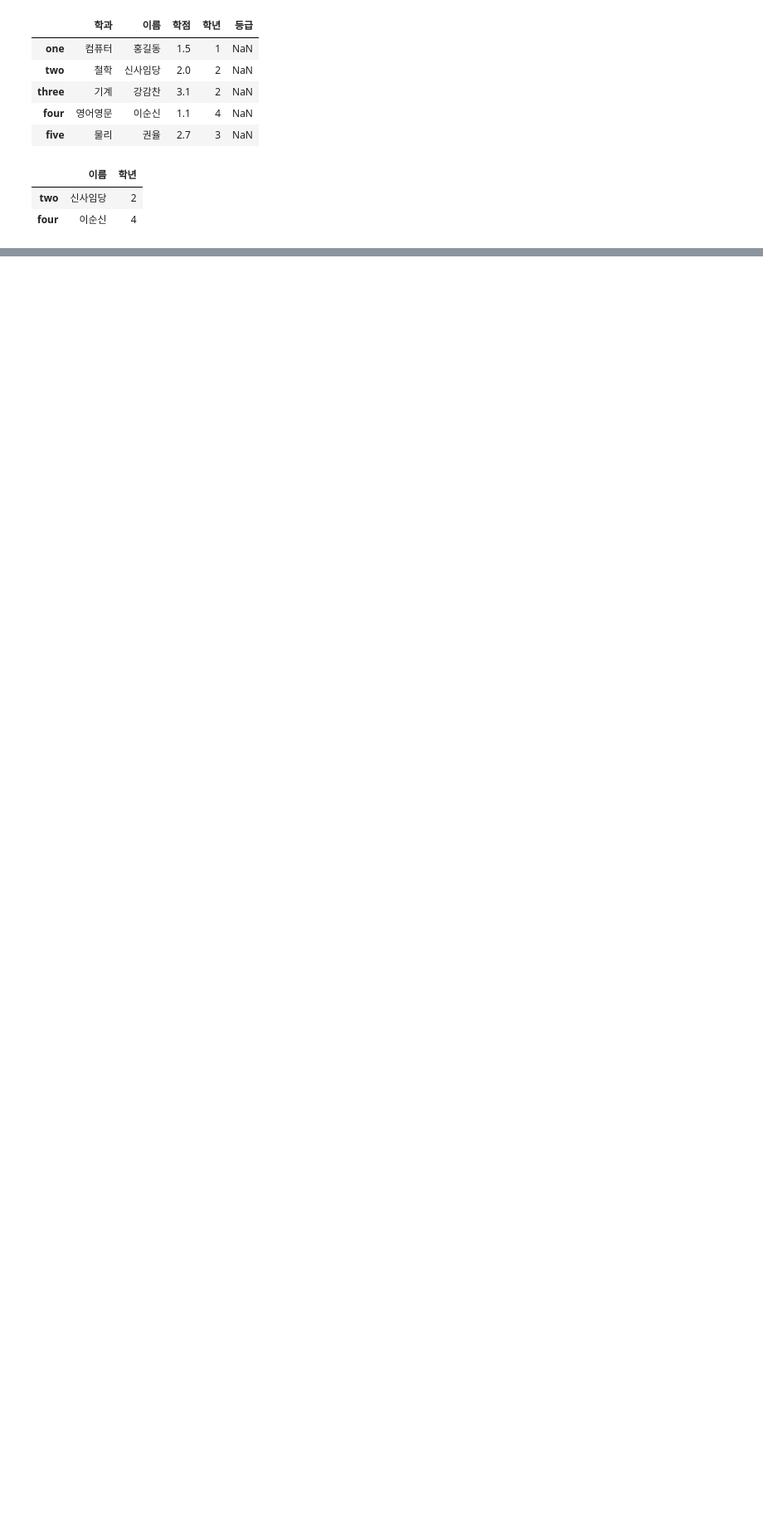
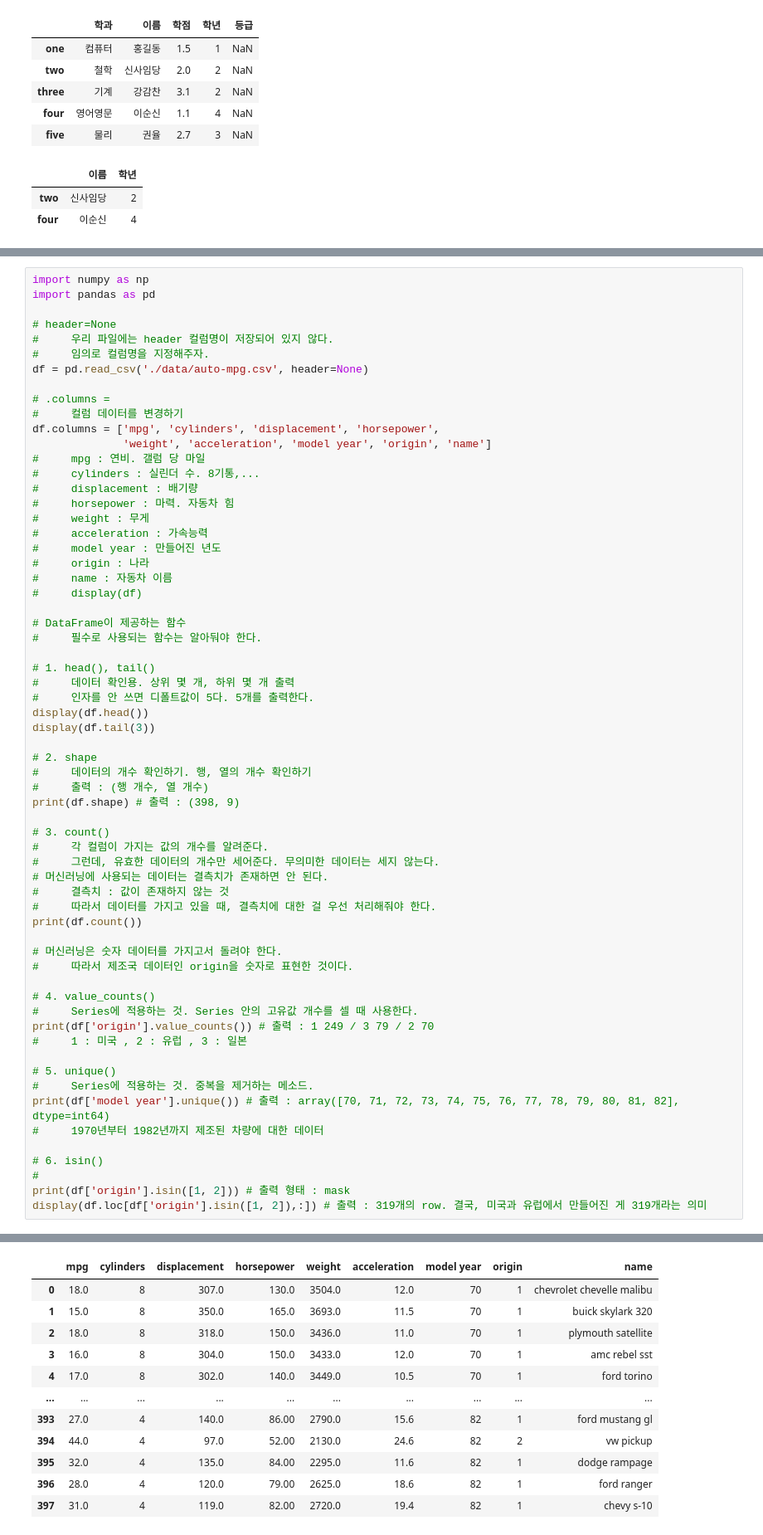
Before and after one commit to yunit-s/OldRepositories, a Jupyter notebook: Python/Pandas 실습.ipynb, the cells around one changed output, grey strips where cells are left out. Shown: that part at 83% size. Saved outputs shown, nothing was run; the diff lists cells and outputs as text; blank space fills up the shorter version.

```diff
--- a/Python/Pandas 실습.ipynb
+++ b/Python/Pandas 실습.ipynb
@@ -404,0 +526,64 @@ display(df.loc[['two', 'four'], ['이름', '학년']])
+# %%
+import numpy as np
+import pandas as pd
+
+# header=None
+#     우리 파일에는 header 컬럼명이 저장되어 있지 않다.
+#     임의로 컬럼명을 지정해주자.
+df = pd.read_csv('./data/auto-mpg.csv', header=None)
+
+# .columns =
+#     컬럼 데이터를 변경하기
+df.columns = ['mpg', 'cylinders', 'displacement', 'horsepower',
+              'weight', 'acceleration', 'model year', 'origin', 'name']
+#     mpg : 연비. 갤럼 당 마일
+#     cylinders : 실린더 수. 8기통,...
+#     displacement : 배기량
+#     horsepower : 마력. 자동차 힘
+#     weight : 무게
+#     acceleration : 가속능력
+#     model year : 만들어진 년도
+#     origin : 나라
+#     name : 자동차 이름
+#     display(df)
+
+# DataFrame이 제공하는 함수
+#     필수로 사용되는 함수는 알아둬야 한다.
+
+# 1. head(), tail()
+#     데이터 확인용. 상위 몇 개, 하위 몇 개 출력
+#     인자를 안 쓰면 디폴트값이 5다. 5개를 출력한다.
+display(df.head())
+display(df.tail(3))
+
+# 2. shape
+#     데이터의 개수 확인하기. 행, 열의 개수 확인하기
+#     출력 : (행 개수, 열 개수)
+print(df.shape) # 출력 : (398, 9)
+
+# 3. count()
+#     각 컬럼이 가지는 값의 개수를 알려준다.
+#     그런데, 유효한 데이터의 개수만 세어준다. 무의미한 데이터는 세지 않는다.
+# 머신러닝에 사용되는 데이터는 결측치가 존재하면 안 된다.
+#     결측치 : 값이 존재하지 않는 것
+#     따라서 데이터를 가지고 있을 때, 결측치에 대한 걸 우선 처리해줘야 한다.
+print(df.count())
+
+# 머신러닝은 숫자 데이터를 가지고서 돌려야 한다.
+#     따라서 제조국 데이터인 origin을 숫자로 표현한 것이다.
+
+# 4. value_counts()
+#     Series에 적용하는 것. Series 안의 고유값 개수를 셀 때 사용한다.
+print(df['origin'].value_counts()) # 출력 : 1 249 / 3 79 / 2 70
+#     1 : 미국 , 2 : 유럽 , 3 : 일본
+
+# 5. unique()
+#     Series에 적용하는 것. 중복을 제거하는 메소드.
+print(df['model year'].unique()) # 출력 : array([70, 71, 72, 73, 74, 75, 76, 77, 78, 79, 80, 81, 82], dtype=int64)
+#     1970년부터 1982년까지 제조된 차량에 대한 데이터
+
+# 6. isin()
+#
+print(df['origin'].isin([1, 2])) # 출력 형태 : mask
+display(df.loc[df['origin'].isin([1, 2]),:]) # 출력 : 319개의 row. 결국, 미국과 유럽에서 만들어진 게 319개라는 의미
+# %% [output]
@@ -404,0 +617,12 @@ display(df.loc[['two', 'four'], ['이름', '학년']])
+|  | mpg | cylinders | displacement | horsepower | weight | acceleration | model year | origin | name |
+| 0 | 18.0 | 8 | 307.0 | 130.0 | 3504.0 | 12.0 | 70 | 1 | chevrolet chevelle malibu |
+| 1 | 15.0 | 8 | 350.0 | 165.0 | 3693.0 | 11.5 | 70 | 1 | buick skylark 320 |
+| 2 | 18.0 | 8 | 318.0 | 150.0 | 3436.0 | 11.0 | 70 | 1 | plymouth satellite |
+| 3 | 16.0 | 8 | 304.0 | 150.0 | 3433.0 | 12.0 | 70 | 1 | amc rebel sst |
+| 4 | 17.0 | 8 | 302.0 | 140.0 | 3449.0 | 10.5 | 70 | 1 | ford torino |
+| ... | ... | ... | ... | ... | ... | ... | ... | ... | ... |
+| 393 | 27.0 | 4 | 140.0 | 86.00 | 2790.0 | 15.6 | 82 | 1 | ford mustang gl |
+| 394 | 44.0 | 4 | 97.0 | 52.00 | 2130.0 | 24.6 | 82 | 2 | vw pickup |
+| 395 | 32.0 | 4 | 135.0 | 84.00 | 2295.0 | 11.6 | 82 | 1 | dodge rampage |
+| 396 | 28.0 | 4 | 120.0 | 79.00 | 2625.0 | 18.6 | 82 | 1 | ford ranger |
+| 397 | 31.0 | 4 | 119.0 | 82.00 | 2720.0 | 19.4 | 82 | 1 | chevy s-10 |
```
Also changed, not shown: parts of 15 cells of this notebook.
